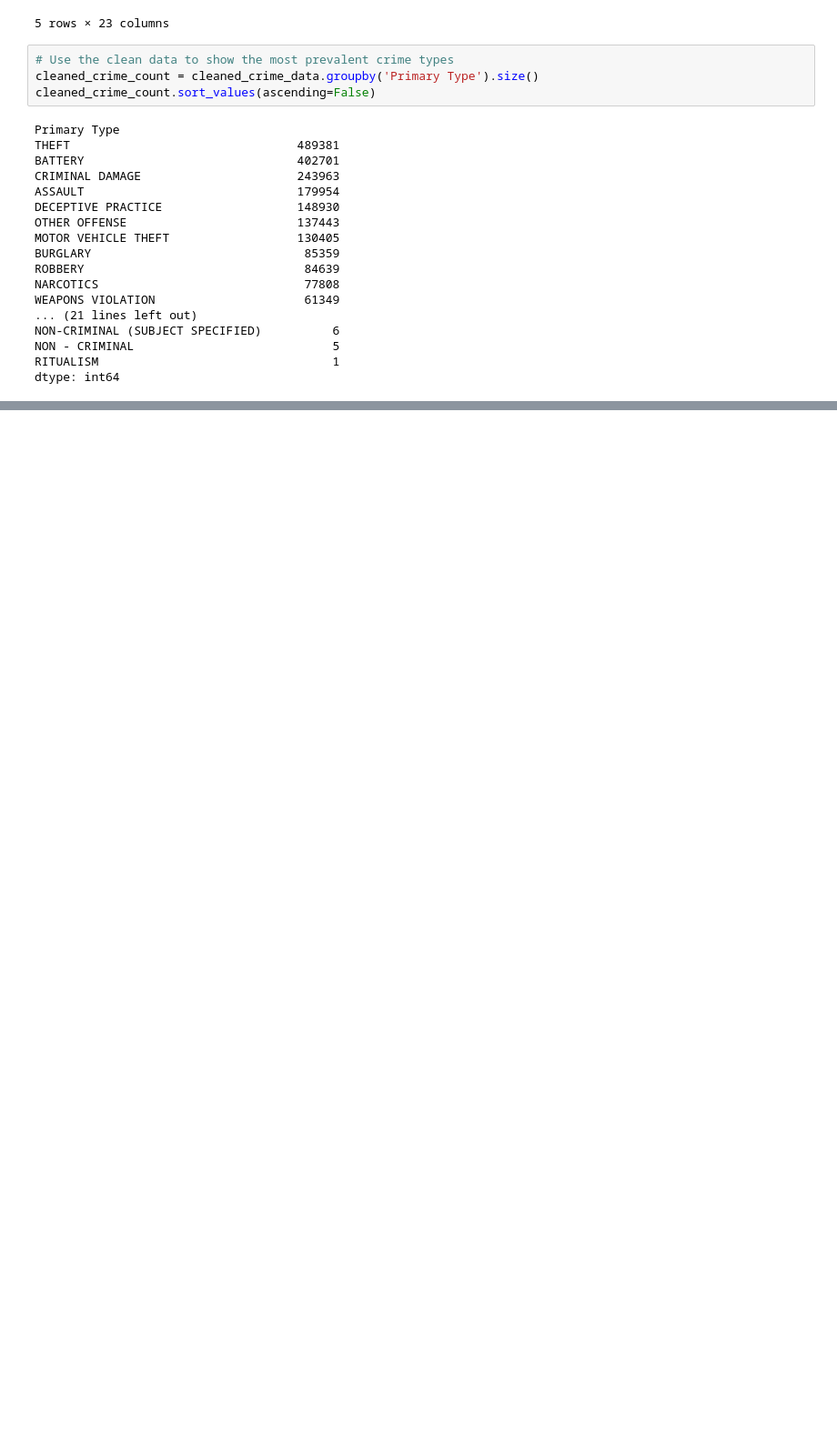
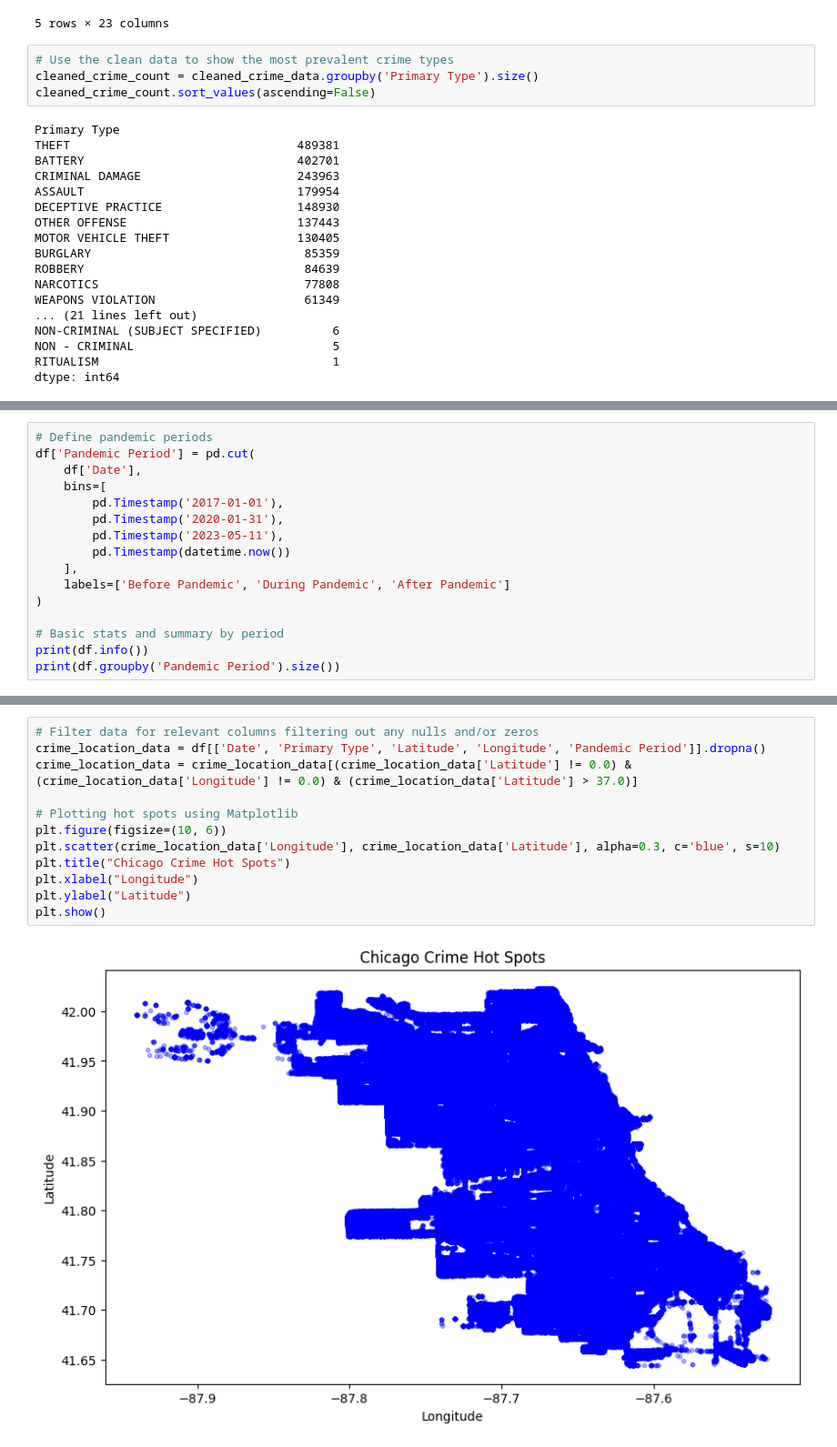
Before and after one commit to QJones76/team-project-1, a Jupyter notebook: Cleaned_Chicago_Crime.ipynb, the cells around one changed output, grey strips where cells are left out. Shown: that part at 91% size. Saved outputs shown, nothing was run; the diff lists cells and outputs as text; blank space fills up the shorter version.

```diff
--- a/Cleaned_Chicago_Crime.ipynb
+++ b/Cleaned_Chicago_Crime.ipynb
@@ -231,0 +286,16 @@ cleaned_crime_data.to_csv('Cleaned_Crimes_-_2016_to_present.csv')
+# %%
+# Define pandemic periods
+df['Pandemic Period'] = pd.cut(
+    df['Date'],
+    bins=[
+        pd.Timestamp('2017-01-01'),
+        pd.Timestamp('2020-01-31'),
+        pd.Timestamp('2023-05-11'),
+        pd.Timestamp(datetime.now())
+    ],
+    labels=['Before Pandemic', 'During Pandemic', 'After Pandemic']
+)
+
+# Basic stats and summary by period
+print(df.info())
+print(df.groupby('Pandemic Period').size())
@@ -231,0 +341,14 @@ cleaned_crime_data.to_csv('Cleaned_Crimes_-_2016_to_present.csv')
+# %%
+# Filter data for relevant columns filtering out any nulls and/or zeros
+crime_location_data = df[['Date', 'Primary Type', 'Latitude', 'Longitude', 'Pandemic Period']].dropna()
+crime_location_data = crime_location_data[(crime_location_data['Latitude'] != 0.0) & (crime_location_data['Longitude'] != 0.0) & (crime_location_data['Latitude'] > 37.0)]
+
+# Plotting hot spots using Matplotlib
+plt.figure(figsize=(10, 6))
+plt.scatter(crime_location_data['Longitude'], crime_location_data['Latitude'], alpha=0.3, c='blue', s=10)
+plt.title("Chicago Crime Hot Spots")
+plt.xlabel("Longitude")
+plt.ylabel("Latitude")
+plt.show()
+# %% [output]
+[figure, added]
```
Also changed, not shown: parts of 17 cells of this notebook.
